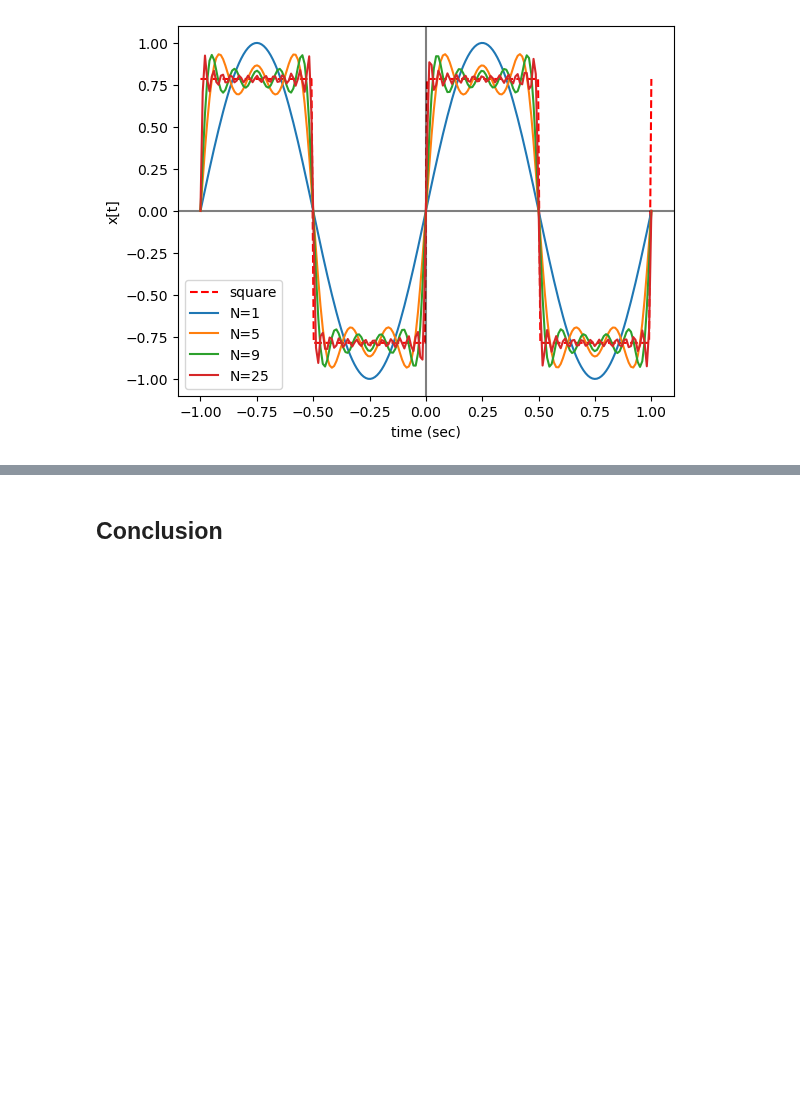
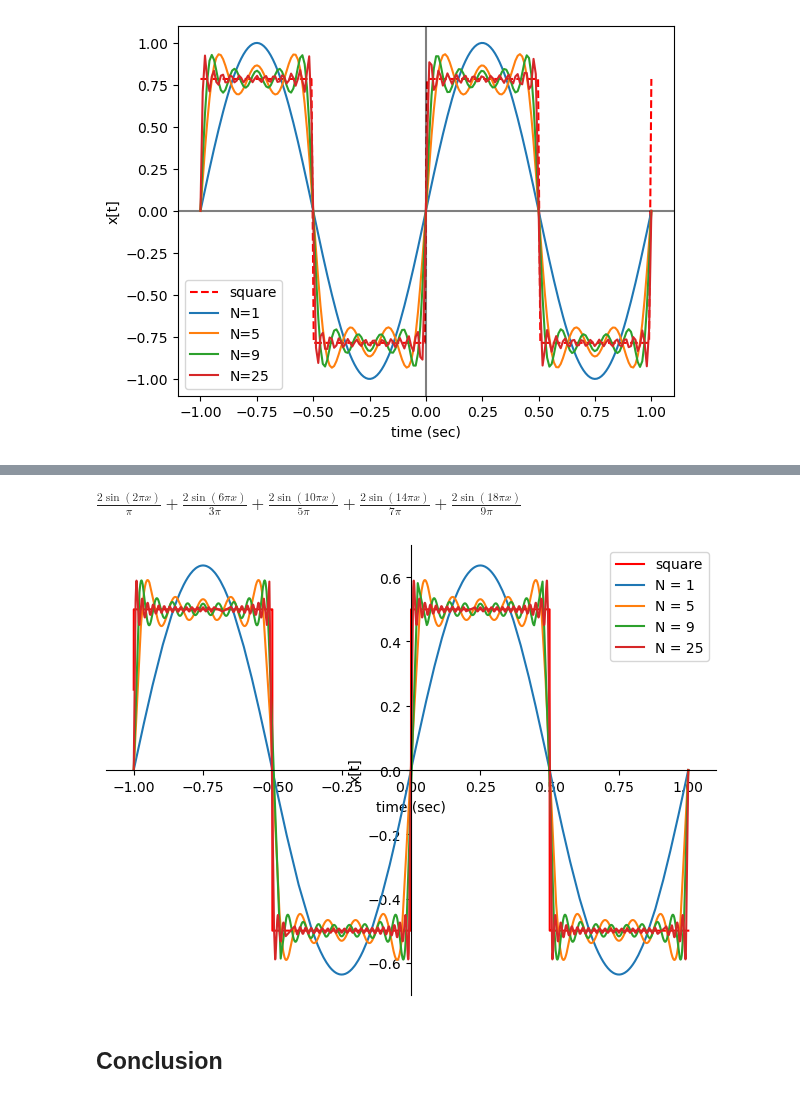
Before and after one commit to TeachBooks/mirror_mude_book, a Jupyter notebook: book/signal/fourier_nb.ipynb, the cells around one changed output, grey strips where cells are left out. Saved outputs shown, nothing was run; the diff lists cells and outputs as text; code cells hidden in the pictures; blank space fills up the shorter version.

Commit message:
Added sympy solution to fourier_nb

```diff
--- a/book/signal/fourier_nb.ipynb
+++ b/book/signal/fourier_nb.ipynb
@@ -93,3 +97,27 @@ for number in (np.array([1, 5, 9, 25]) + 1) / 2:
+# %%
+import sympy as sym
+x = sym.symbols('x')
+N = sym.symbols('N')
+f = sym.Heaviside(x+1)/2 - sym.Heaviside(x+1/2)+sym.Heaviside(x) - sym.Heaviside(x-1/2)
+s = sym.fourier_series(f, (x, 0, 1))
+s1  = s.truncate(1)
+s5  = s.truncate(5)
+s9  = s.truncate(9)
+s25 = s.truncate(25)
+display(s5)
+# %% [output]
+$\displaystyle \frac{2 \sin{\left(2 \pi x \right)}}{\pi} + \frac{2 \sin{\left(6 \pi x \right)}}{3 \pi} + \frac{2 \sin{\left(10 \pi x \right)}}{5 \pi} + \frac{2 \sin{\left(14 \pi x \right)}}{7 \pi} + \frac{2 \sin{\left(18 \pi x \right)}}{9 \pi}$
+# %%
+p = sym.plot(f, s1, s5, s9, s25, (x, -1, 1), show=False, legend=True,ylabel='x[t]',xlabel=('time (sec)'))
+p[0].line_color = 'red'
+p[0].label = 'square'
+p[1].label = 'N = 1'
+p[2].label = 'N = 5'
+p[3].label = 'N = 9'
+p[4].label = 'N = 25'
+p.show()
+# %% [output]
+[figure, added]
 # %% [markdown]
 ## Conclusion
 # %% [markdown]
```
Also changed, not shown: parts of 1 cell of this notebook.
